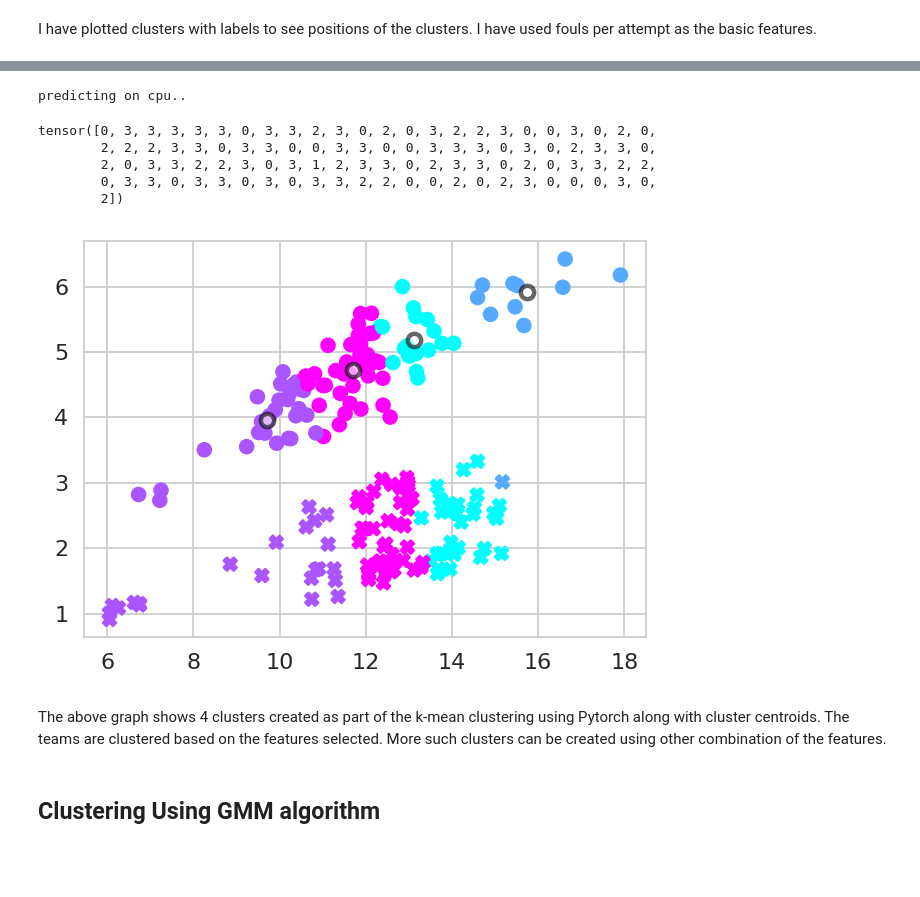
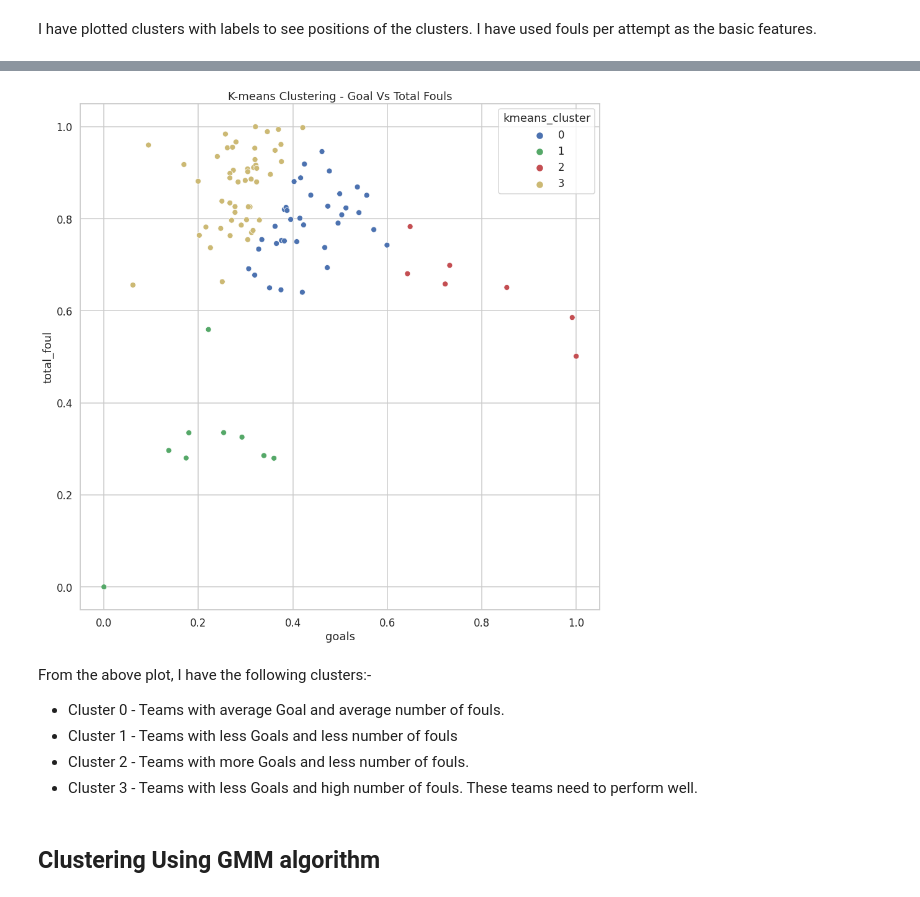
Before and after one commit to Karishma-Kuria/ML-GMM-Clustering, a Jupyter notebook: Clustering_GMM_Algo.ipynb, the cells around one changed output, grey strips where cells are left out. Saved outputs shown, nothing was run; the diff lists cells and outputs as text; code cells hidden in the pictures; blank space fills up the shorter version.

```diff
--- a/Clustering_GMM_Algo.ipynb
+++ b/Clustering_GMM_Algo.ipynb
@@ -575,36 +653,17 @@ tensor([[13.9737,  2.0877],
-# %%
-# predict cluster ids for y
-y_cluster_ids = kmeans_predict(
-    y_val, cluster_centers, 'euclidean', device=device
-)
-# %% [output]
-predicting on cpu..
-# %%
-print(y_cluster_ids)
-# %% [output]
-tensor([0, 3, 3, 3, 3, 3, 0, 3, 3, 2, 3, 0, 2, 0, 3, 2, 2, 3, 0, 0, 3, 0, 2, 0,
-        2, 2, 2, 3, 3, 0, 3, 3, 0, 0, 3, 3, 0, 0, 3, 3, 3, 0, 3, 0, 2, 3, 3, 0,
-        2, 0, 3, 3, 2, 2, 3, 0, 3, 1, 2, 3, 3, 0, 2, 3, 3, 0, 2, 0, 3, 3, 2, 2,
-        0, 3, 3, 0, 3, 3, 0, 3, 0, 3, 3, 2, 2, 0, 0, 2, 0, 2, 3, 0, 0, 0, 3, 0,
-        2])
-# %%
-# plot
-plot.figure(figsize=(4, 3), dpi=160)
-plot.scatter(x_val[:, 0], x_val[:, 1], c=x_cluster_ids, cmap='cool')
-plot.scatter(y_val[:, 0], y_val[:, 1], c=y_cluster_ids, cmap='cool', marker='X')
-plot.scatter(
-    cluster_centers[:, 0], cluster_centers[:, 1],
-    c='white',
-    alpha=0.6,
-    edgecolors='black',
-    linewidths=2
-)
-
-plot.tight_layout()
-plot.show()
-# %% [output]
-[figure, removed]
-# %% [markdown]
-The above graph shows 4 clusters created as part of the k-mean clustering using Pytorch along with cluster centroids. The teams are clustered based on the features selected. More such clusters can be created using other combination of the features.
+# %%
+sns.set_context('talk')
+plot.figure(figsize=(15,15))
+sns.scatterplot(x=X['goals'],y=X['total_foul'],hue=X['kmeans_cluster'], palette=colors)
+plot.title('K-means Clustering - Goal Vs Total Fouls')
+plot.show()
+# %% [output]
+[figure, added]
+# %% [markdown]
+From the above plot, I have the following clusters:-
+
+*   Cluster 0 - Teams with average Goal and average number of fouls.
+*   Cluster 1 - Teams with less Goals and less number of fouls
+*   Cluster 2 - Teams with more Goals and less number of fouls.
+*   Cluster 3 - Teams with less Goals and high number of fouls. These teams need to perform well.
 # %% [markdown]
 ## **Clustering Using GMM algorithm**
```
Also changed, not shown: parts of 82 cells of this notebook.
